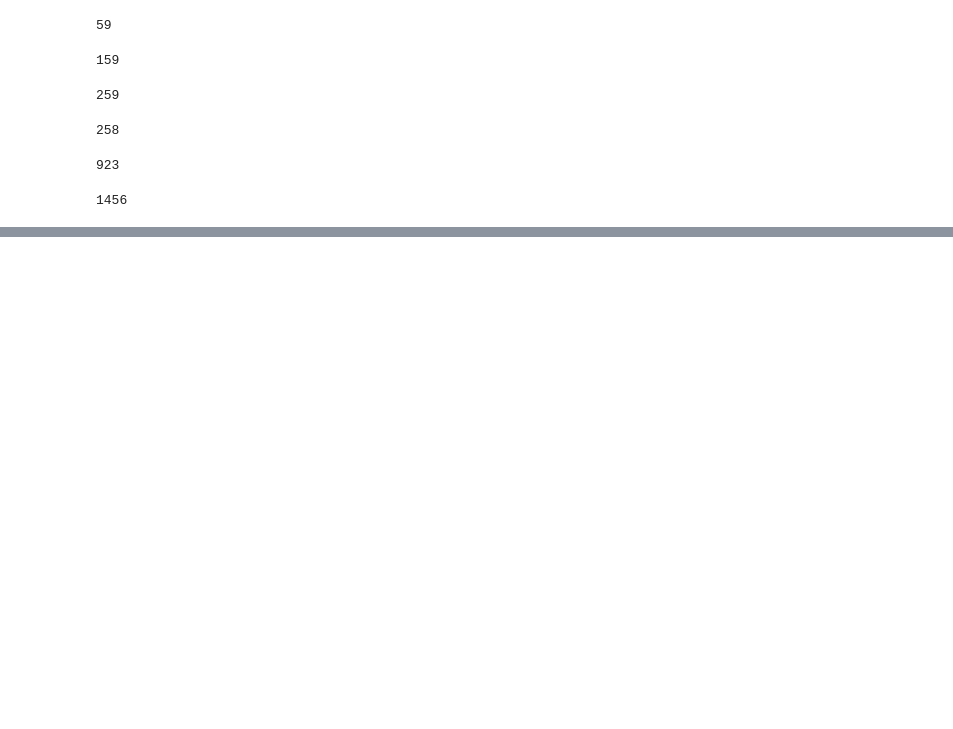
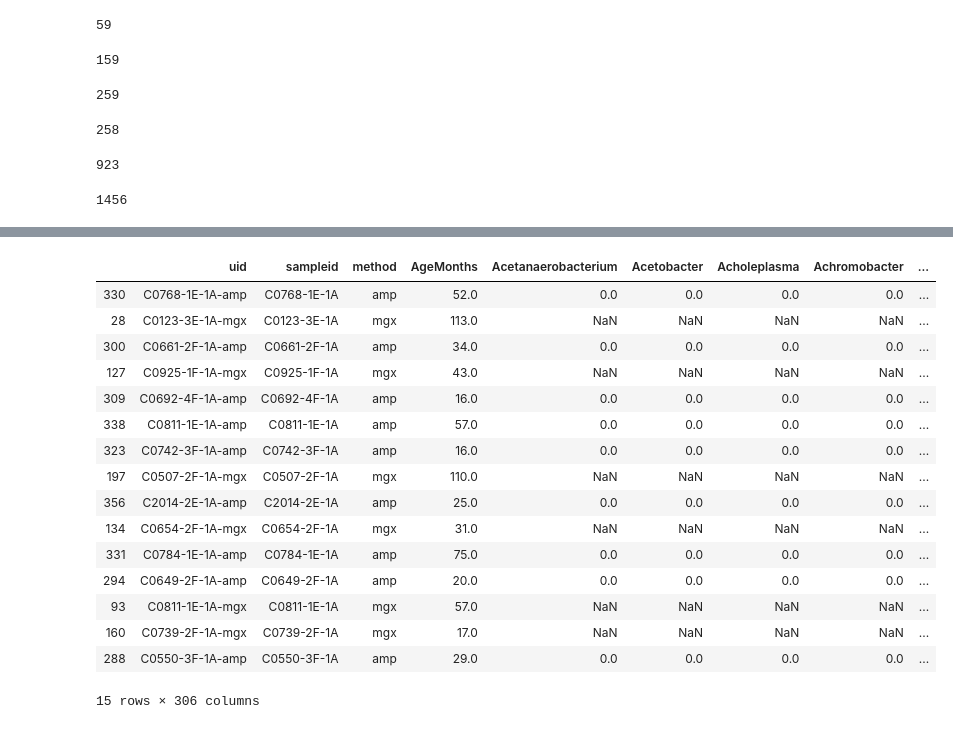
Before and after one commit to Klepac-Ceraj-Lab/thesis, a Jupyter notebook: analysis/20200119_mgx_16S_comparison.ipynb, the cells around one changed output, grey strips where cells are left out. Cells and saved outputs as stored; diff of their text form; code cells hidden in the pictures; blank space fills up the shorter version.

```diff
--- a/analysis/20200119_mgx_16S_comparison.ipynb
+++ b/analysis/20200119_mgx_16S_comparison.ipynb
@@ -275,0 +343,34 @@ mean_taxa_abund.to_csv('taxa_difference.csv')
+# %%
+age["sample"] = age["sample"].str.replace("_",'-')
+age.rename(columns = {'sample':'sampleid'}, inplace = True)
+# %%
+# make age dictionary
+agedict = {str(s): {} for s in age["sampleid"]}
+for index, row in age.iterrows():
+    age_months = row["childAgeMonths"]
+    agedict[row["sampleid"]]= age_months
+# %%
+concat_df["AgeMonths"]= concat_df["sampleid"].map(agedict)
+# %%
+# remove mothers
+concat_df = concat_df[~concat_df.sampleid.str.contains("M")]
+# %%
+concat_df.sample(15)
+# %% [output]
+|  | uid | sampleid | method | AgeMonths | Acetanaerobacterium | Acetobacter | Acholeplasma | Achromobacter | ... |
+| 330 | C0768-1E-1A-amp | C0768-1E-1A | amp | 52.0 | 0.0 | 0.0 | 0.0 | 0.0 | ... |
+| 28 | C0123-3E-1A-mgx | C0123-3E-1A | mgx | 113.0 | NaN | NaN | NaN | NaN | ... |
+| 300 | C0661-2F-1A-amp | C0661-2F-1A | amp | 34.0 | 0.0 | 0.0 | 0.0 | 0.0 | ... |
+| 127 | C0925-1F-1A-mgx | C0925-1F-1A | mgx | 43.0 | NaN | NaN | NaN | NaN | ... |
+| 309 | C0692-4F-1A-amp | C0692-4F-1A | amp | 16.0 | 0.0 | 0.0 | 0.0 | 0.0 | ... |
+| 338 | C0811-1E-1A-amp | C0811-1E-1A | amp | 57.0 | 0.0 | 0.0 | 0.0 | 0.0 | ... |
+| 323 | C0742-3F-1A-amp | C0742-3F-1A | amp | 16.0 | 0.0 | 0.0 | 0.0 | 0.0 | ... |
+| 197 | C0507-2F-1A-mgx | C0507-2F-1A | mgx | 110.0 | NaN | NaN | NaN | NaN | ... |
+| 356 | C2014-2E-1A-amp | C2014-2E-1A | amp | 25.0 | 0.0 | 0.0 | 0.0 | 0.0 | ... |
+| 134 | C0654-2F-1A-mgx | C0654-2F-1A | mgx | 31.0 | NaN | NaN | NaN | NaN | ... |
+| 331 | C0784-1E-1A-amp | C0784-1E-1A | amp | 75.0 | 0.0 | 0.0 | 0.0 | 0.0 | ... |
+| 294 | C0649-2F-1A-amp | C0649-2F-1A | amp | 20.0 | 0.0 | 0.0 | 0.0 | 0.0 | ... |
+| 93 | C0811-1E-1A-mgx | C0811-1E-1A | mgx | 57.0 | NaN | NaN | NaN | NaN | ... |
+| 160 | C0739-2F-1A-mgx | C0739-2F-1A | mgx | 17.0 | NaN | NaN | NaN | NaN | ... |
+| 288 | C0550-3F-1A-amp | C0550-3F-1A | amp | 29.0 | 0.0 | 0.0 | 0.0 | 0.0 | ... |
+15 rows × 306 columns
```
Also changed, not shown: parts of 25 cells of this notebook, 4 other files.
